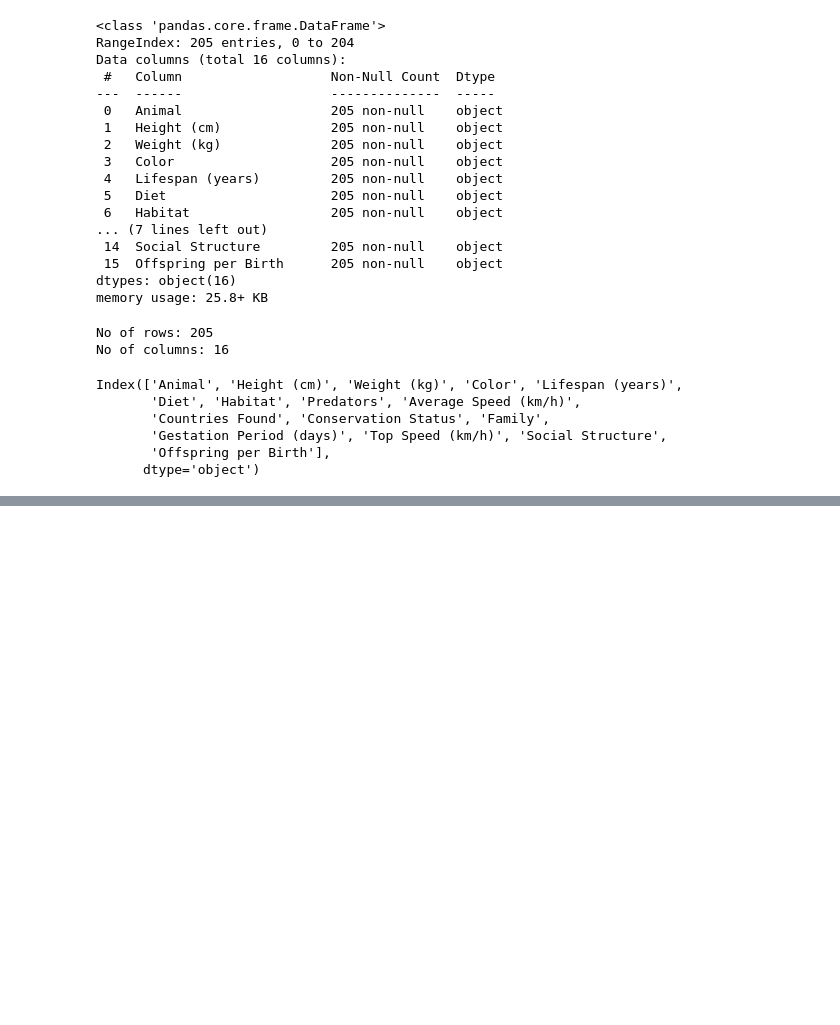
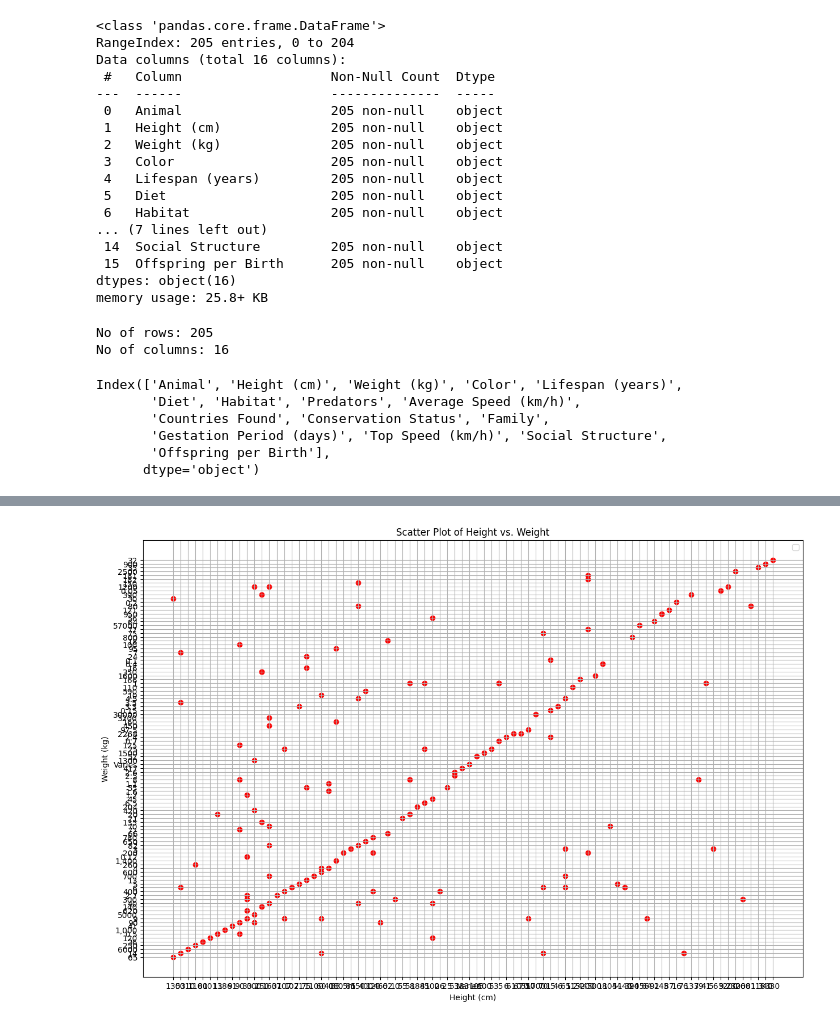
Before and after one commit to Vedant2022/EDA-Projects, a Jupyter notebook: Animals_EDA.ipynb, the cells around one changed output, grey strips where cells are left out. Cells and saved outputs as stored; diff of their text form; code cells hidden in the pictures; blank space fills up the shorter version.

```diff
--- a/Animals_EDA.ipynb
+++ b/Animals_EDA.ipynb
@@ -63,0 +298,11 @@ for x in ['Height (cm)','Weight (kg)','Lifespan (years)','Average Speed (km/h)',
+# %%
+plt.figure(figsize=(15,10))
+plt.scatter(data['Height (cm)'],data['Weight (kg)'], c='red', marker='o')
+plt.xlabel('Height (cm)')
+plt.ylabel('Weight (kg)')
+plt.title('Scatter Plot of Height vs. Weight')
+plt.legend()
+plt.grid(True)
+plt.show()
+# %% [output]
+[figure, added]
```
Also changed, not shown: parts of 27 cells of this notebook.
